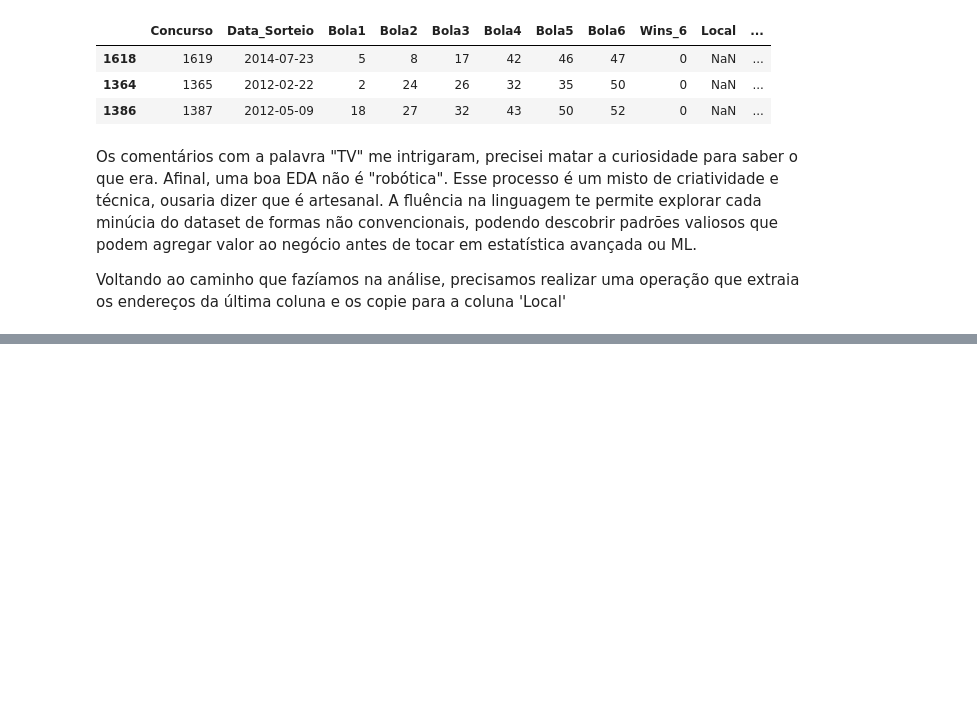
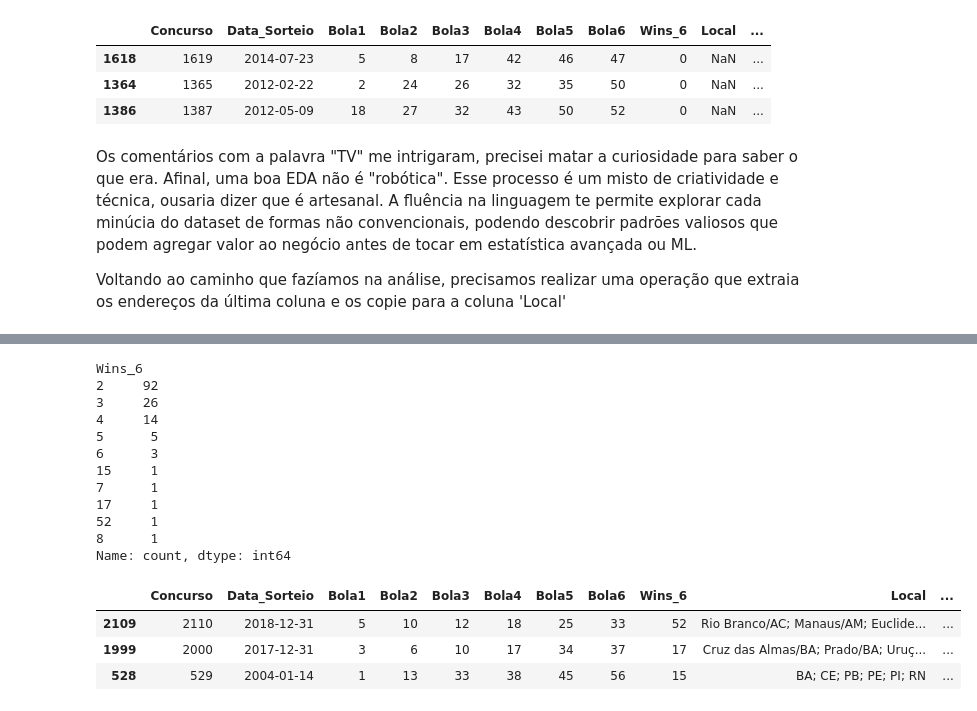
Before and after one commit to zf0rest/megasena_science, a Jupyter notebook: notebooks/analise.ipynb, the cells around one changed output, grey strips where cells are left out. Saved outputs shown, nothing was run; the diff lists cells and outputs as text; code cells hidden in the pictures; blank space fills up the shorter version.

```diff
--- a/notebooks/analise.ipynb
+++ b/notebooks/analise.ipynb
@@ -335,0 +356,16 @@ Voltando ao caminho que fazíamos na análise, precisamos realizar uma operaçã
+# %%
+# Copiando os dados da 'OBS' para a coluna 'Local', apenas para os vencedores online que informaram esse dado na observação:
+
+#Filtrando os concursos que se enquadram nesse quesito
+filtro_caEletronico = (df.get('Local').str.contains('canal|eletr|online|net',na=False, case=False)\
+                        & (Canal_eletronico.get('Obs').notnull()))
+
+display(
+    df[filtro_caEletronico].get('Obs').tolist(),
+    df[filtro_caEletronico].get('Concurso').tolist()
+        ) #Aqui vemos que só precisamos pegar a sigla dos estados nos últimos caracteres (plotei os index também pra conferirmos depois rsrs)
+
+#Aplicando a cópia dos dados e pegando só os últimos 3 caracteres
+df.loc[filtro_caEletronico, 'Local'] = df.loc[filtro_caEletronico, 'Obs'].str[-3:-1]
+
+display(df[df.get('Concurso').isin([2150,2314])]) #Deu certinho rsrs
@@ -335,0 +381,39 @@ Voltando ao caminho que fazíamos na análise, precisamos realizar uma operaçã
+# %%
+# Pra garantir que não vamos aplicar a transformação em linhas indevidas, vamos dar uma olhada em todas que contem ';', essa será a chave do nosso dataset
+
+filtro_pontovirgula = df.get('Local').str.contains(';', na=False)
+display(df[filtro_pontovirgula]['Wins_6'].value_counts()) # Pelo visto não temos o risco de aplicar a regra em linhas com valor = 1, o que seria um erro.
+display(df[filtro_pontovirgula].sort_values(by='Wins_6', ascending=False).head(3)) # Vendo como são as maiores
+
+df_expand = df.copy()
+df_expand['lista_explode'] = df_expand.get('Local').str.split(';') #criando a coluna com valores em lista para usar no explode
+
+df_expand = df_expand.explode('lista_explode').reset_index(drop=True)
+
+
+# Excluindo a coluna não tratada e trazendo a coluna nova para a posição certa
+
+df_expand.drop('Local', axis=1) #Excluindo
+
+colunas = list(df_expand.columns) #Criando lista de colunas
+colunas.insert(2, colunas.pop(-1)) #Trazendo pra posição 2 a última coluna (o .pop retira ela ao fazer isso)
+df_expand = df_expand[colunas]
+
+df_expand = df_expand.rename({'lista_explode':'local'},axis='columns') #renomeando coluna
+# %% [output]
+Wins_6
+2     92
+3     26
+4     14
+5      5
+6      3
+15     1
+7      1
+17     1
+52     1
+8      1
+Name: count, dtype: int64
+|  | Concurso | Data_Sorteio | Bola1 | Bola2 | Bola3 | Bola4 | Bola5 | Bola6 | Wins_6 | Local | ... |
+| 2109 | 2110 | 2018-12-31 | 5 | 10 | 12 | 18 | 25 | 33 | 52 | Rio Branco/AC; Manaus/AM; Euclide... | ... |
+| 1999 | 2000 | 2017-12-31 | 3 | 6 | 10 | 17 | 34 | 37 | 17 | Cruz das Almas/BA; Prado/BA; Uruç... | ... |
+| 528 | 529 | 2004-01-14 | 1 | 13 | 33 | 38 | 45 | 56 | 15 | BA; CE; PB; PE; PI; RN | ... |
```
Also changed, not shown: parts of 14 cells of this notebook.
